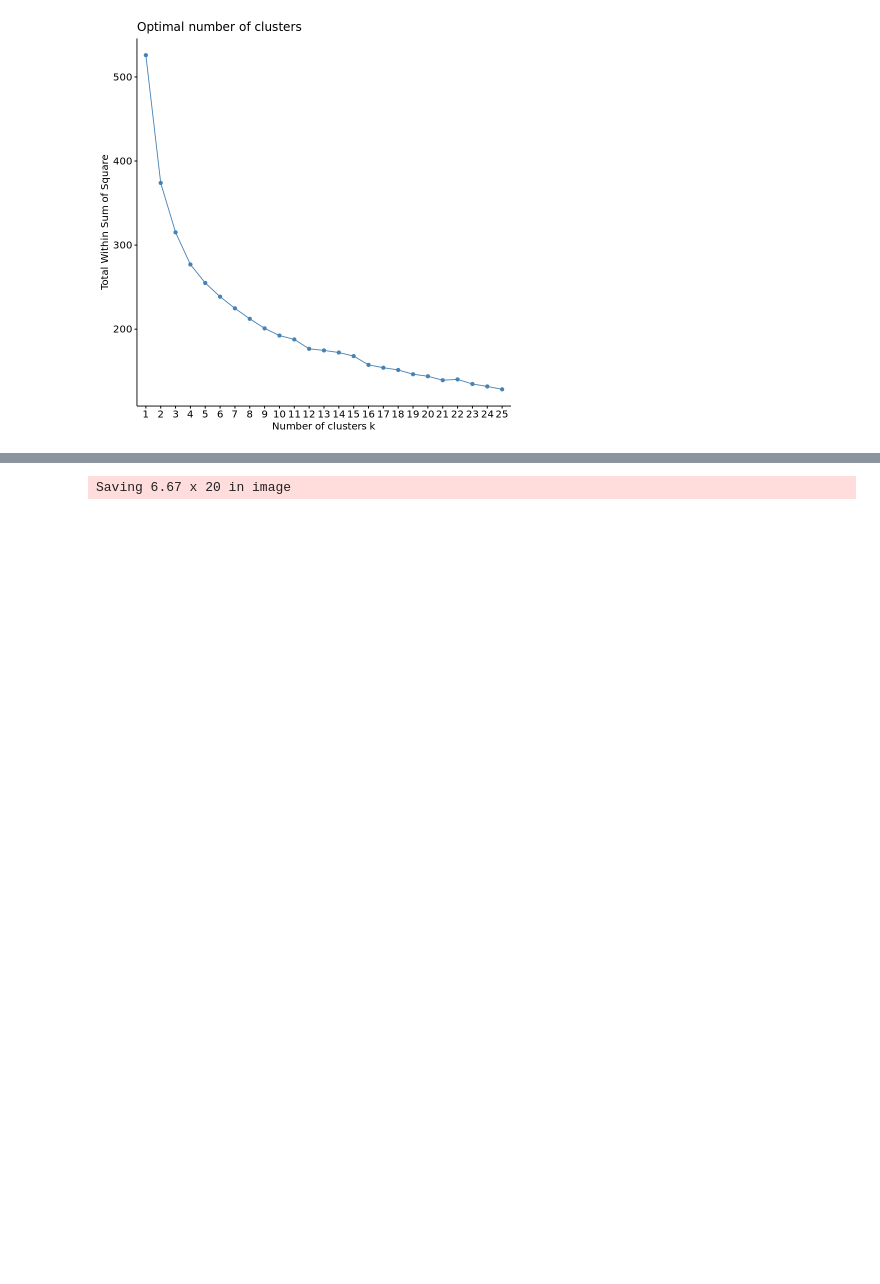
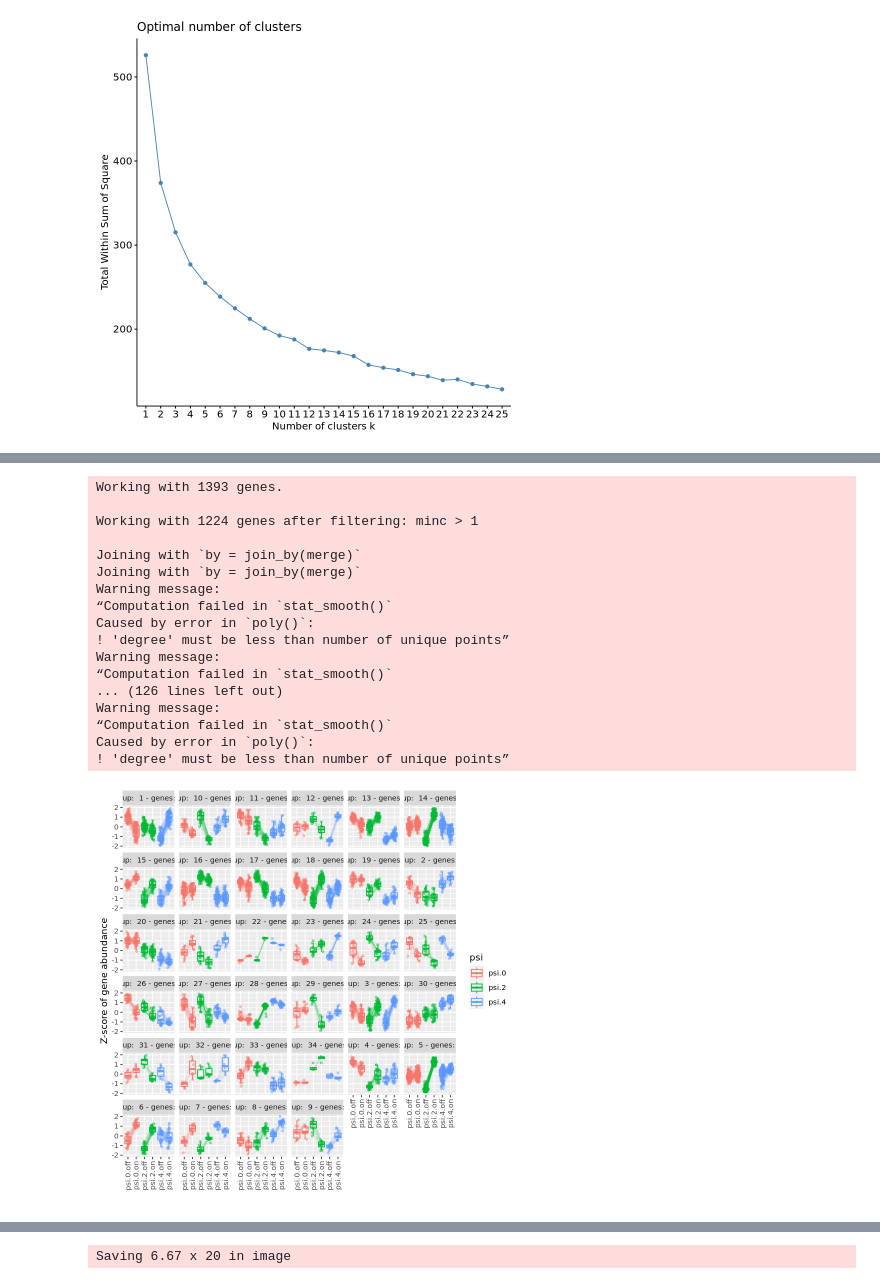
Before and after one commit to benayang/LiuLabCollab2, a Jupyter notebook: limma_analysis.ipynb, the cells around one changed output, grey strips where cells are left out. Drawn from its saved outputs; the diff is of its cells as text; code cells hidden in the pictures; blank space fills up the shorter version.

```diff
--- a/limma_analysis.ipynb
+++ b/limma_analysis.ipynb
@@ -510,0 +482,21 @@ h_clust <- cutree(gsva_reactome_hmp$tree_row, h=1.5)
+# %%
+gsva_reactome_clusters <- degPatterns(gsva_reactome, y$samples, minc = 1, time = 'group', col = 'psi', reduce = TRUE)
+# %% [output]
+Working with 1393 genes.
+
+Working with 1224 genes after filtering: minc > 1
+
+Joining with `by = join_by(merge)`
+Joining with `by = join_by(merge)`
+Warning message:
+“Computation failed in `stat_smooth()`
+Caused by error in `poly()`:
+! 'degree' must be less than number of unique points”
+Warning message:
+“Computation failed in `stat_smooth()`
+... (126 lines left out)
+Warning message:
+“Computation failed in `stat_smooth()`
+Caused by error in `poly()`:
+! 'degree' must be less than number of unique points”
+[figure, added]
```
Also changed, not shown: parts of 25 cells of this notebook, 20 other files.
